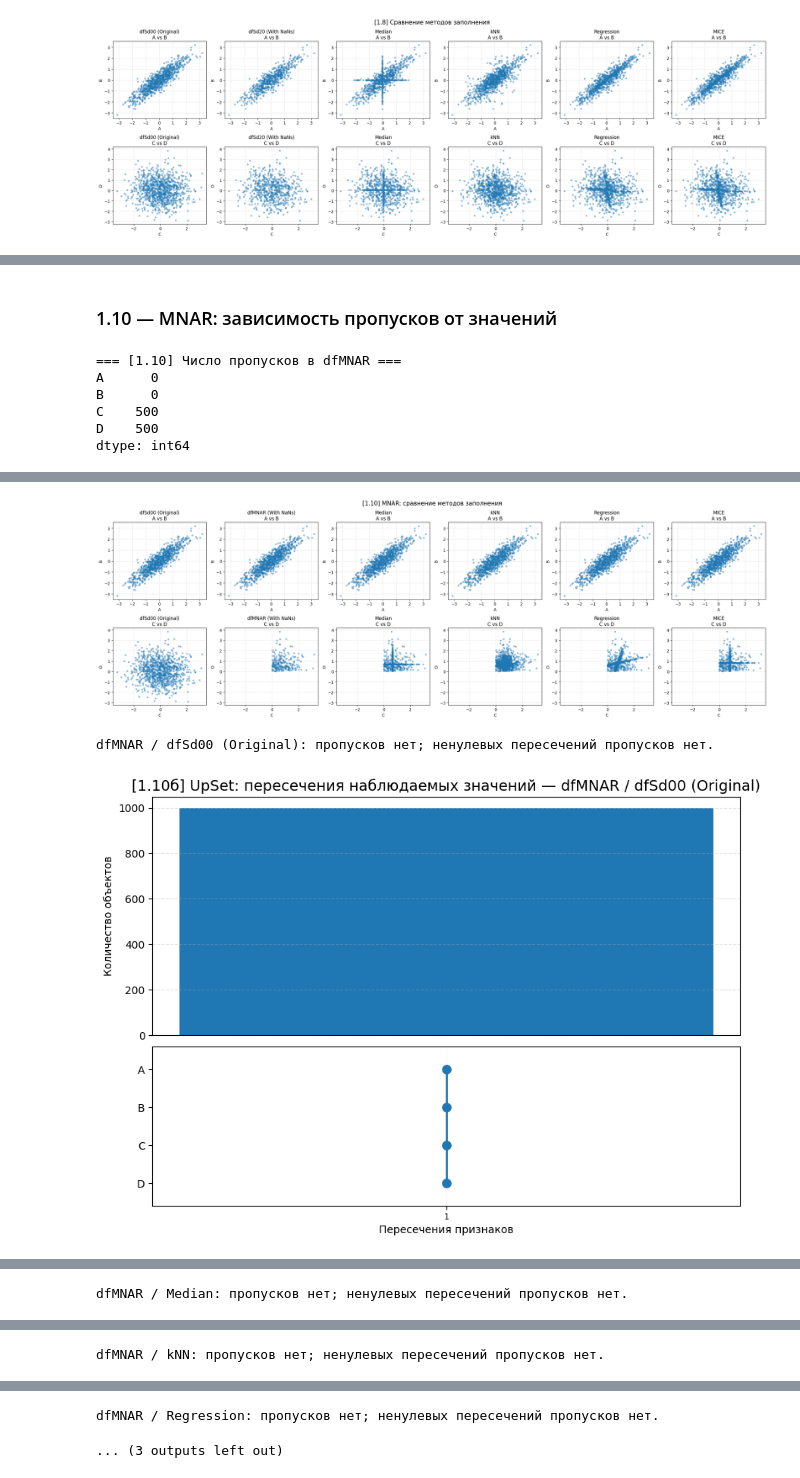
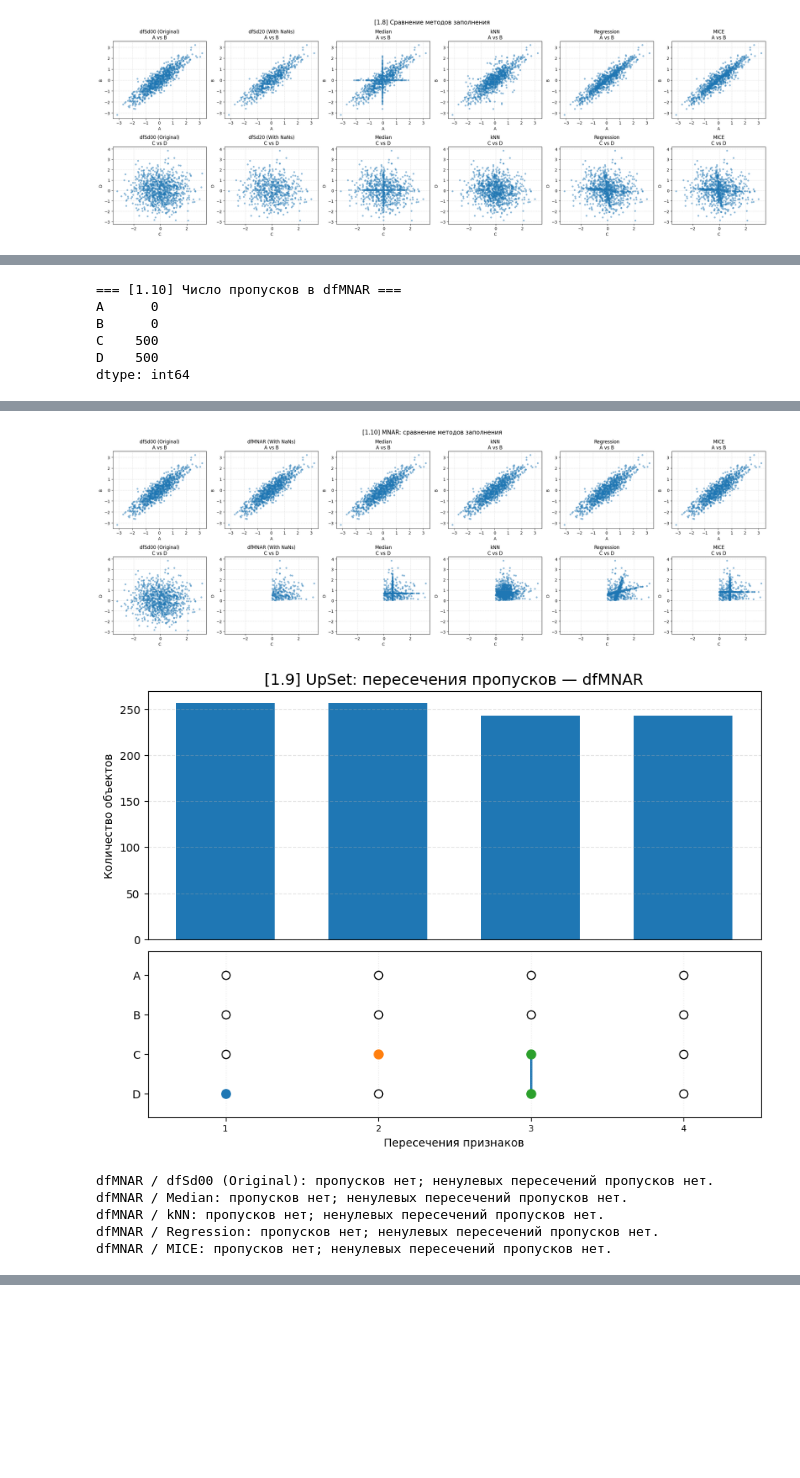
Before and after one commit to levcool12/tsr, a Jupyter notebook: t01/t01.ipynb, the cells around one changed output, grey strips where cells are left out. Drawn from its saved outputs; the diff is of its cells as text; code cells hidden in the pictures; blank space fills up the shorter version.

```diff
--- a/t01/t01.ipynb
+++ b/t01/t01.ipynb
@@ -504,5 +440,3 @@ MICE: пропусков нет; ненулевых пересечений пр
-# %% [markdown]
-### 1.10 — MNAR: зависимость пропусков от значений
 # %%
 # [1.10] MNAR: значения C и D ниже собственных медиан становятся пропусками
 dfMNAR = dfS00.copy()
@@ -532,39 +466,40 @@ mnar_imputed['Regression'] = df_reg
 
 df_mice = dfMNAR.copy()
 df_mice[num_cols] = IterativeImputer(max_iter=20, random_state=42).fit_transform(dfMNAR[num_cols])
 mnar_imputed['MICE'] = df_mice
 
 # Heatmaps Пирсона.
 fig, axes = plt.subplots(2, 3, figsize=(16, 9))
 axes = axes.flatten()
 for idx, (name, df) in enumerate(mnar_imputed.items()):
     sns.heatmap(df[num_cols].corr(method='pearson'), annot=True, fmt='.2f',
                 cmap='coolwarm', vmin=-1, vmax=1, ax=axes[idx], cbar=False)
     axes[idx].set_title(name)
 fig.suptitle('[1.10] Pearson: dfMNAR и методы заполнения', fontsize=15)
 plt.tight_layout()
 plt.show()
 
 # Scatterplot для A+B и C+D с ОБЩИМИ пределами осей внутри каждой пары.
 plot_imputation_panels(mnar_imputed, pair_1=('A','B'), pair_2=('C','D'),
                        title='[1.10] MNAR: сравнение методов заполнения')
 
-# [1.10] Повторяем пункт [1.9] для каждого датасета из [1.8]:
-# (а) пересечения пропусков и (б) пересечения наблюдаемых значений.
+# [1.9] для dfMNAR и результатов его импутации.
+plot_upset_for_dataset(dfMNAR, dataset_name='dfMNAR')
 for name, df in mnar_imputed.items():
-    plot_upset_for_dataset(
-        df,
-        dataset_name=f'dfMNAR / {name}',
-        section='1.10'
-    )
+    if name != 'dfMNAR (With NaNs)':
+        plot_upset_for_dataset(df, dataset_name=f'dfMNAR / {name}')
 # %% [output]
 === [1.10] Число пропусков в dfMNAR ===
 A      0
 B      0
 C    500
 D    500
 dtype: int64
 [figure]
 [figure]
+[figure, new version]
 dfMNAR / dfSd00 (Original): пропусков нет; ненулевых пересечений пропусков нет.
+dfMNAR / Median: пропусков нет; ненулевых пересечений пропусков нет.
+dfMNAR / kNN: пропусков нет; ненулевых пересечений пропусков нет.
+dfMNAR / Regression: пропусков нет; ненулевых пересечений пропусков нет.
+dfMNAR / MICE: пропусков нет; ненулевых пересечений пропусков нет.
-[figure, old version]
@@ -573 +505,0 @@ dfMNAR / dfSd00 (Original): пропусков нет; ненулевых пер
-dfMNAR / Median: пропусков нет; ненулевых пересечений пропусков нет.
@@ -575 +505,0 @@ dfMNAR / Median: пропусков нет; ненулевых пересече
-dfMNAR / kNN: пропусков нет; ненулевых пересечений пропусков нет.
@@ -577,2 +505,0 @@ dfMNAR / kNN: пропусков нет; ненулевых пересечени
-dfMNAR / Regression: пропусков нет; ненулевых пересечений пропусков нет.
-... (3 outputs left out)
```
Also changed, not shown: parts of 15 cells of this notebook.
